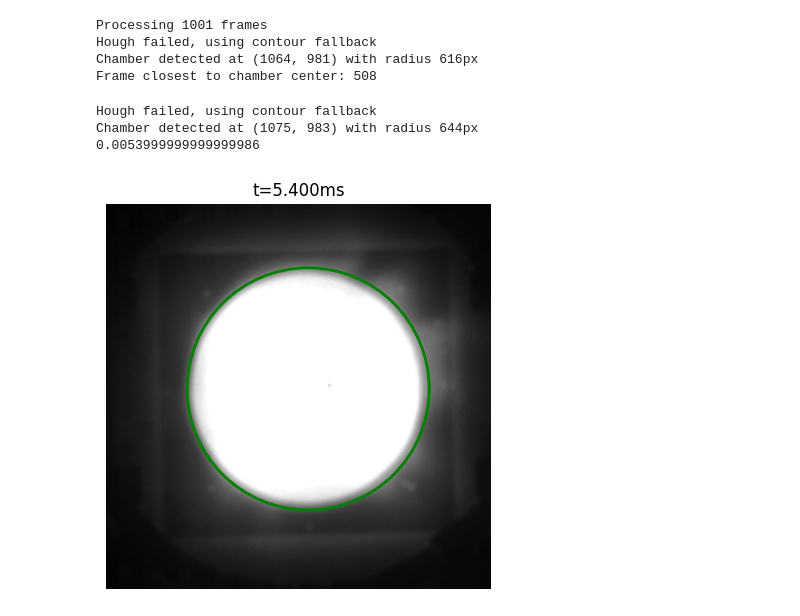
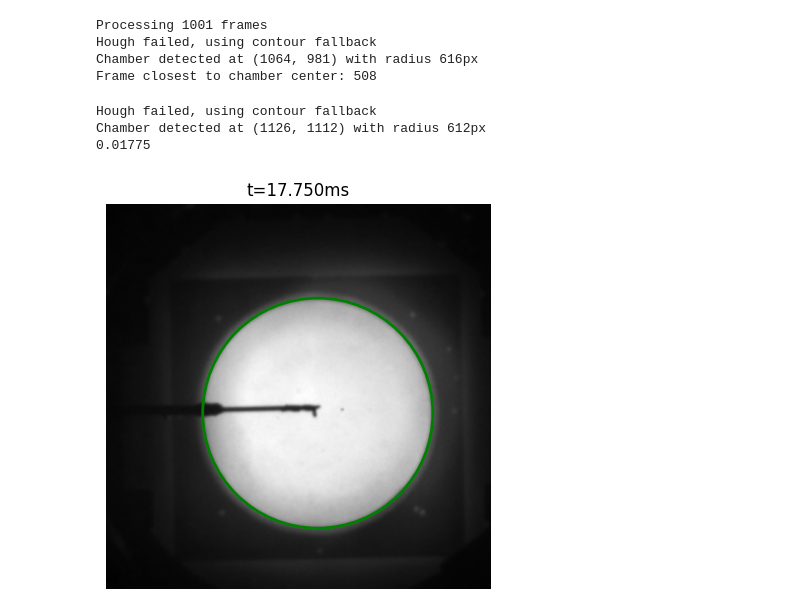
Before and after one commit to hjia94/data-analysis, a Jupyter notebook: object_tracking/fastcam_test.ipynb, the cells around one changed output. Saved outputs shown, nothing was run; the diff lists cells and outputs as text; code cells hidden in the pictures.

```diff
--- a/object_tracking/fastcam_test.ipynb
+++ b/object_tracking/fastcam_test.ipynb
@@ -12,11 +12,11 @@ from pathlib import Path
 from read_cine import read_cine, convert_cine_to_avi
 from track_object import track_object, detect_chamber, update_tracking_result, show_tracking_results
 # %%
-cine_path = r"E:\good_data\kapton\He3kA_B380G800G_pl0t20_uw15t35\Y20241115_kapton_P30_16deg_x36_y0@100_030.cine"
+cine_path = r"E:\good_data\He3kA_B250G500G_pl0t20_uw17t47_P24\Y20241101_P24_z13_x40_y0@350_008.cine"
 avi_path = cine_path.replace('.cine', '.avi')
 
 tarr, frarr, dt = read_cine(cine_path)
 
-convert_cine_to_avi(frarr, avi_path)
+# convert_cine_to_avi(frarr, avi_path)
 # %% [output]
 Reading .cine file...
@@ -45,38 +32,38 @@ Hough failed, using contour fallback
 Chamber detected at (1064, 981) with radius 616px
 Frame closest to chamber center: 508
 # %%
-frame_num = 508
+frame_num = 355
 
 cap = cv2.VideoCapture(avi_path)
 cap.set(cv2.CAP_PROP_POS_FRAMES, frame_num)
 ret, frame = cap.read()
 if not ret:
     raise ValueError(f"Could not read frame")
 
 # Detect chamber
 (cx, cy), chamber_radius = detect_chamber(frame)
 
 total_frames = int(cap.get(cv2.CAP_PROP_FRAME_COUNT))
 
 # Display the original frame
 plt.figure(figsize=(15, 5))
 plt.imshow(cv2.cvtColor(frame, cv2.COLOR_BGR2RGB))
 
 # Draw the chamber as a circle
 chamber_circle = plt.Circle((cx, cy), chamber_radius, fill=False, color='green', linewidth=2)
 plt.gca().add_patch(chamber_circle)
 
 plt.title(f"t={tarr[frame_num] * 1e3:.3f}ms")
 plt.axis('off')
 
 cap.release()
 
 print(tarr[frame_num])
 # %% [output]
 Hough failed, using contour fallback
-Chamber detected at (1075, 983) with radius 644px
-0.0053999999999999986
+Chamber detected at (1126, 1112) with radius 612px
+0.01775
-[figure, old version]
+[figure, new version]
 # %%
 v = 9.8*np.sqrt(2*1/9.8) # velocity at center of chamber in m/s
 
```
Also changed, not shown: parts of 3 cells of this notebook, 3 other files.
